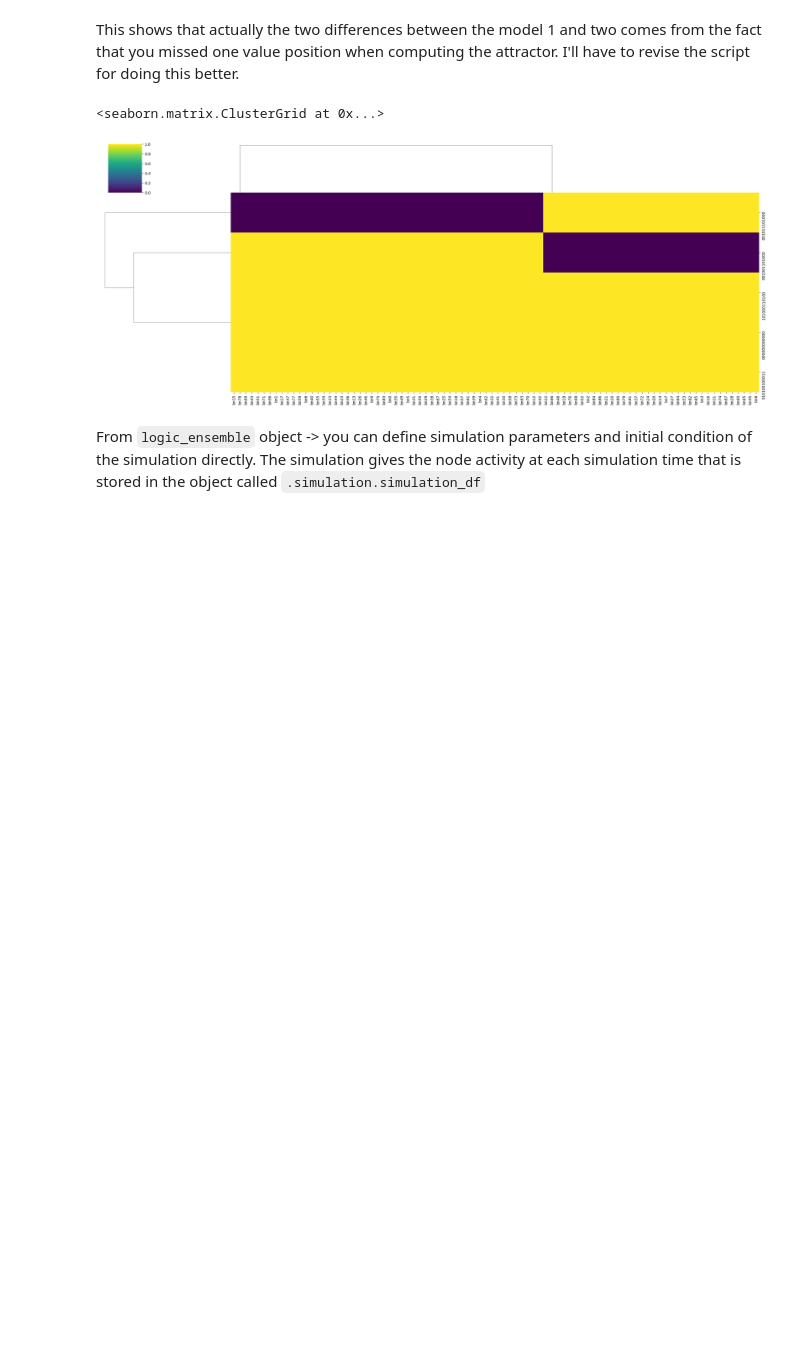
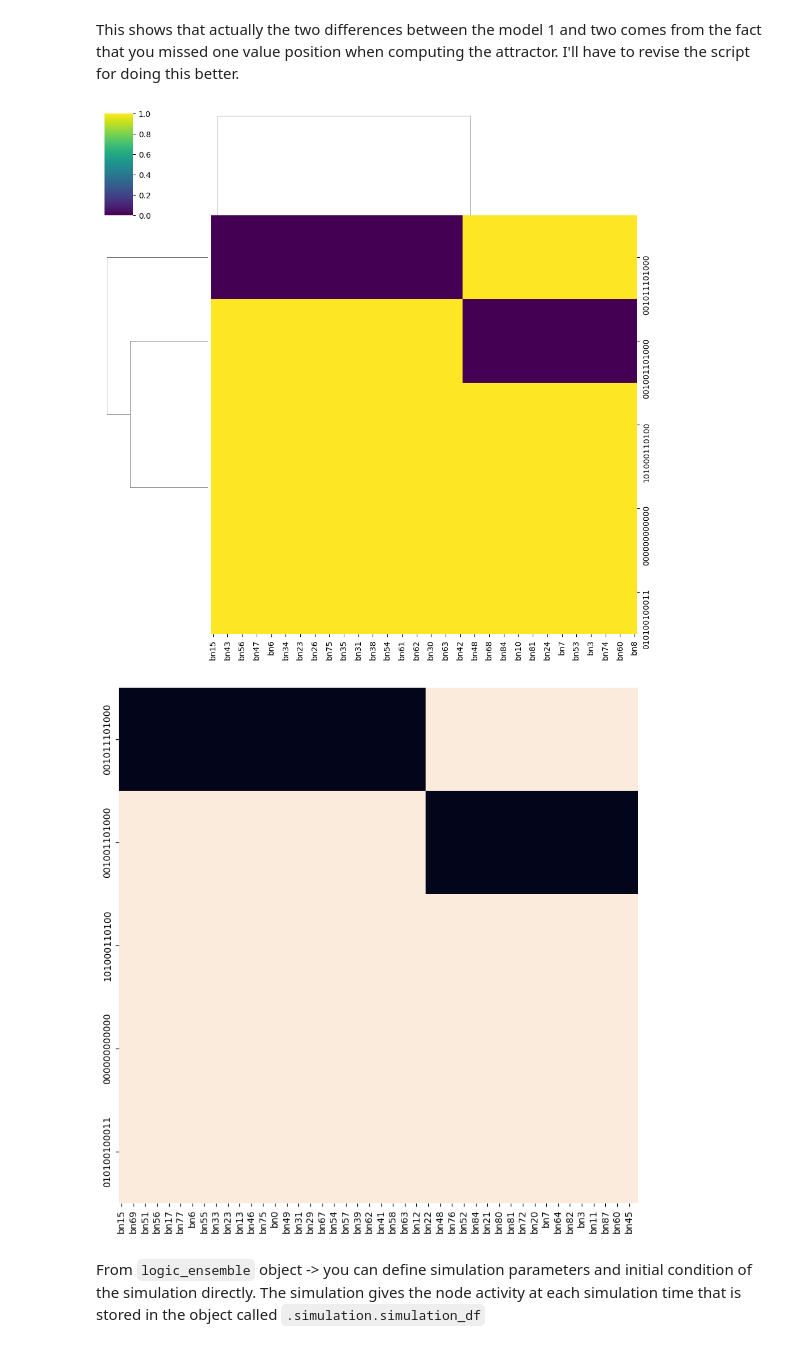
Before and after one commit to sysbio-curie/AstroLogics, a Jupyter notebook: scripts/Tutorial_BonesisTutorial.ipynb, the cells around one changed output. Cells and saved outputs as stored; diff of their text form; code cells hidden in the pictures; blank space fills up the shorter version.

Commit message:
Updated the tutorials + add figures

```diff
--- a/scripts/Tutorial_BonesisTutorial.ipynb
+++ b/scripts/Tutorial_BonesisTutorial.ipynb
@@ -34,14 +35,27 @@ Attractors calculation completed
 | 001001101000 | 0 | 0 | 1 | 0 | 1 | 0 | 1 | 0 | 1 | 1 | 0 | ... |
 # %% [markdown]
 This shows that actually the two differences between the model 1 and two comes from the fact that you missed one value position when computing the attractor. I'll have to revise the script for doing this better.
-# %%
-sns.clustermap(model.attractor.attractors_df,
-               cmap = 'viridis', vmax = 1, vmin = 0, figsize = (25,10),
-               #linewidth = .5, linecolor = 'black'
-               )
-# %% [output]
-<seaborn.matrix.ClusterGrid at 0x...>
-[figure, removed]
+# %%
+# Create the clustermap
+clustermap = sns.clustermap(model.attractor.attractors_df,
+                            cmap='viridis', vmax=1, vmin=0, figsize=(10,10))
+
+# Get the row and column order from the clustermap
+row_order = clustermap.dendrogram_row.reordered_ind
+col_order = clustermap.dendrogram_col.reordered_ind
+
+# Reorder the dataframe
+reordered_df = model.attractor.attractors_df.iloc[row_order, col_order]
+
+# Plot the heatmap with the reordered dataframe without color bar
+plt.figure(figsize=(10,10))
+sns.heatmap(reordered_df, vmax=1, vmin=0, cbar=False)
+plt.savefig('/home/spankaew/Git/BooleanBenchmark/figures/BonesisTutorial_AttractorHeatmap.pdf')
+plt.show()
+plt.close()
+# %% [output]
+[figure, added]
+[figure, added]
 # %% [markdown]
 From `logic_ensemble` object -> you can define simulation parameters and initial condition of the simulation directly. The simulation gives the node activity at each simulation time that is stored in the object called `.simulation.simulation_df`
 # %%
```
Also changed, not shown: parts of 5 cells of this notebook, 22 other files.
